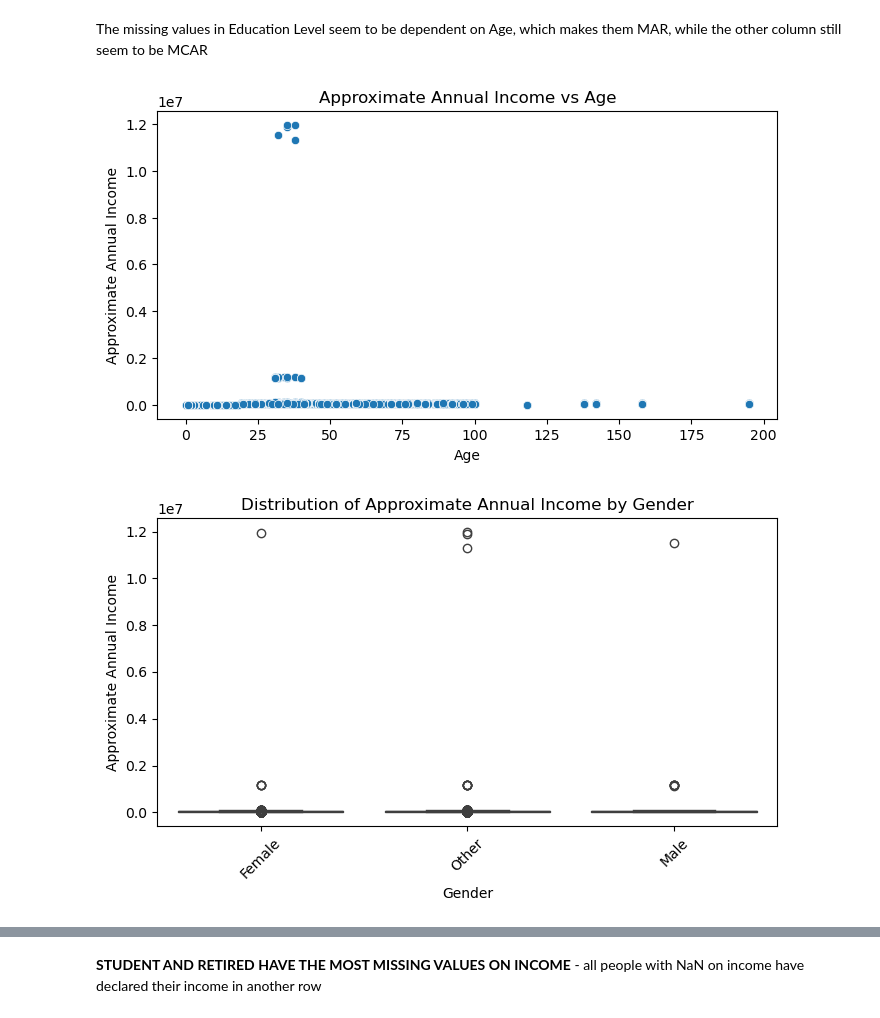
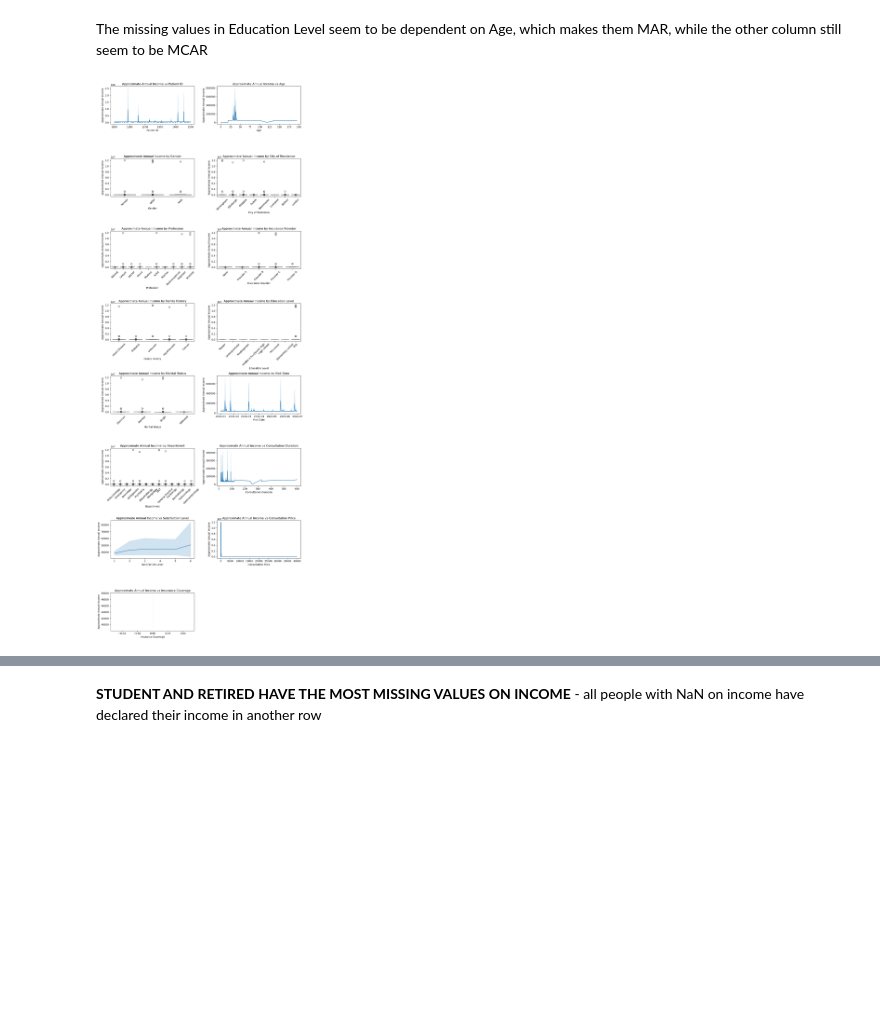
Before and after one commit to amdbsilva/pre-processing, a Jupyter notebook: projeto de datapreprocessing.ipynb, the cells around one changed output, grey strips where cells are left out. Drawn from its saved outputs; the diff is of its cells as text; code cells hidden in the pictures; blank space fills up the shorter version.

Commit message:
imagem

```diff
--- a/projeto de datapreprocessing.ipynb
+++ b/projeto de datapreprocessing.ipynb
@@ -411,28 +411,38 @@ plt.show()
 # %% [markdown]
 The missing values in Education Level seem to be dependent on Age, which makes them MAR, while the other column still seem to be MCAR
 # %%
-import pandas as pd
 import matplotlib.pyplot as plt
 import seaborn as sns
+import math
 
-data_reset = data.reset_index(drop=True)
+data_reset = data.reset_index(drop=False)
 target_col = 'Approximate Annual Income'
 
-for col in data_reset.columns:
-    if col == target_col:
-        continue
+# Columns to plot (exclude target)
+cols_to_plot = [col for col in data_reset.columns if col != target_col]
+n_cols = 2  # number of subplots per row
+n_rows = math.ceil(len(cols_to_plot) / n_cols)
 
-    plt.figure(figsize=(8,4))
+fig, axes = plt.subplots(n_rows, n_cols, figsize=(12, 4*n_rows))
+axes = axes.flatten()  # flatten in case of multiple rows
 
-    if data_reset[col].dtype == 'object' or data_reset[col].nunique() < 20:
-        sns.boxplot(x=col, y=target_col, data=data_reset)
-        plt.title(f'Distribution of {target_col} by {col}')
-        plt.xticks(rotation=45)
-        plt.show()
+for i, col in enumerate(cols_to_plot):
+    ax = axes[i]
+
+    if data_reset[col].dtype == 'object':
+        sns.boxplot(x=col, y=target_col, data=data_reset, ax=ax)
+        ax.set_title(f'{target_col} by {col}')
+        ax.tick_params(axis='x', rotation=45)
     else:
-        sns.scatterplot(x=col, y=target_col, data=data_reset)
-        plt.title(f'{target_col} vs {col}')
-        plt.show()
+        sns.lineplot(x=col, y=target_col, data=data_reset, ax=ax)
+        ax.set_title(f'{target_col} vs {col}')
+
+# Remove any empty subplots if columns < n_rows*n_cols
+for j in range(i+1, len(axes)):
+    fig.delaxes(axes[j])
+
+plt.tight_layout()
+fig.savefig('income_vs_features.png', dpi=300)  # save figure as PNG
+plt.show()
 # %% [output]
-[figure, old version]
+[figure, new version]
-[figure, removed]
```
Also changed, not shown: parts of 8 cells of this notebook, 1 other file.
